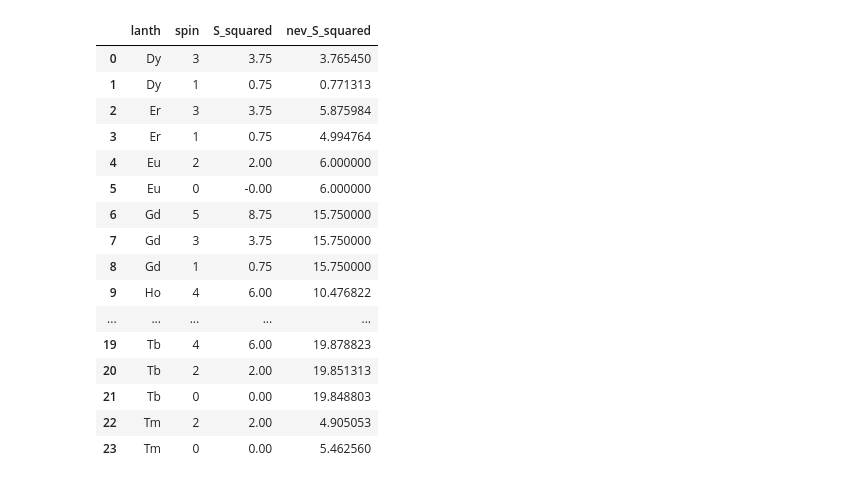
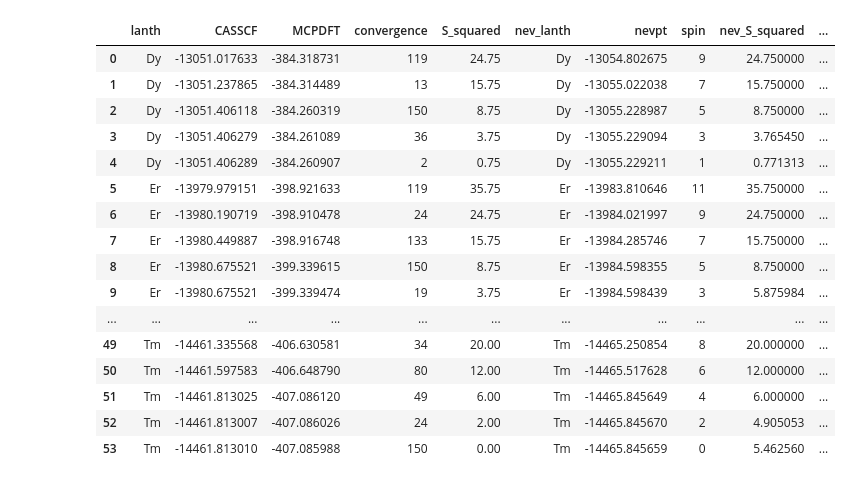
Before and after one commit to joshz793/research-scripts, a Jupyter notebook: spin_ladder/notebook.ipynb, the cells around one changed output. Cells and saved outputs as stored; diff of their text form; code cells hidden in the pictures.

```diff
--- a/spin_ladder/notebook.ipynb
+++ b/spin_ladder/notebook.ipynb
@@ -93,23 +160,26 @@ Text(0.5, 1.0, 'Lu Energy (relative to lowest spin)')
 # %%
 import pandas as pd
 df = pd.read_csv('temp.csv')
-df2 = df[df["S_squared"] != df[" nev_S_squared"]]
-df2[['lanth', 'spin', 'S_squared',' nev_S_squared']].reset_index().drop('index', axis=1)
+truth = df["S_squared"] == df[" nev_S_squared"]
+df['S^2_match'] = False
+df.loc[truth, 'S^2_match'] = True
+# df2[['lanth', 'spin', 'S_squared',' nev_S_squared']].reset_index().drop('index', axis=1)
+df
 # %% [output]
-|  | lanth | spin | S_squared | nev_S_squared |
-| 0 | Dy | 3 | 3.75 | 3.765450 |
-| 1 | Dy | 1 | 0.75 | 0.771313 |
-| 2 | Er | 3 | 3.75 | 5.875984 |
-| 3 | Er | 1 | 0.75 | 4.994764 |
-| 4 | Eu | 2 | 2.00 | 6.000000 |
-| 5 | Eu | 0 | -0.00 | 6.000000 |
-| 6 | Gd | 5 | 8.75 | 15.750000 |
-| 7 | Gd | 3 | 3.75 | 15.750000 |
-| 8 | Gd | 1 | 0.75 | 15.750000 |
-| 9 | Ho | 4 | 6.00 | 10.476822 |
-| ... | ... | ... | ... | ... |
-| 19 | Tb | 4 | 6.00 | 19.878823 |
-| 20 | Tb | 2 | 2.00 | 19.851313 |
-| 21 | Tb | 0 | 0.00 | 19.848803 |
-| 22 | Tm | 2 | 2.00 | 4.905053 |
-| 23 | Tm | 0 | 0.00 | 5.462560 |
+|  | lanth | CASSCF | MCPDFT | convergence | S_squared | nev_lanth | nevpt | spin | nev_S_squared | ... |
+| 0 | Dy | -13051.017633 | -384.318731 | 119 | 24.75 | Dy | -13054.802675 | 9 | 24.750000 | ... |
+| 1 | Dy | -13051.237865 | -384.314489 | 13 | 15.75 | Dy | -13055.022038 | 7 | 15.750000 | ... |
+| 2 | Dy | -13051.406118 | -384.260319 | 150 | 8.75 | Dy | -13055.228987 | 5 | 8.750000 | ... |
+| 3 | Dy | -13051.406279 | -384.261089 | 36 | 3.75 | Dy | -13055.229094 | 3 | 3.765450 | ... |
+| 4 | Dy | -13051.406289 | -384.260907 | 2 | 0.75 | Dy | -13055.229211 | 1 | 0.771313 | ... |
+| 5 | Er | -13979.979151 | -398.921633 | 119 | 35.75 | Er | -13983.810646 | 11 | 35.750000 | ... |
+| 6 | Er | -13980.190719 | -398.910478 | 24 | 24.75 | Er | -13984.021997 | 9 | 24.750000 | ... |
+| 7 | Er | -13980.449887 | -398.916748 | 133 | 15.75 | Er | -13984.285746 | 7 | 15.750000 | ... |
+| 8 | Er | -13980.675521 | -399.339615 | 150 | 8.75 | Er | -13984.598355 | 5 | 8.750000 | ... |
+| 9 | Er | -13980.675521 | -399.339474 | 19 | 3.75 | Er | -13984.598439 | 3 | 5.875984 | ... |
+| ... | ... | ... | ... | ... | ... | ... | ... | ... | ... | ... |
+| 49 | Tm | -14461.335568 | -406.630581 | 34 | 20.00 | Tm | -14465.250854 | 8 | 20.000000 | ... |
+| 50 | Tm | -14461.597583 | -406.648790 | 80 | 12.00 | Tm | -14465.517628 | 6 | 12.000000 | ... |
+| 51 | Tm | -14461.813025 | -407.086120 | 49 | 6.00 | Tm | -14465.845649 | 4 | 6.000000 | ... |
+| 52 | Tm | -14461.813007 | -407.086026 | 24 | 2.00 | Tm | -14465.845670 | 2 | 4.905053 | ... |
+| 53 | Tm | -14461.813010 | -407.085988 | 150 | 0.00 | Tm | -14465.845659 | 0 | 5.462560 | ... |
```
Also changed, not shown: parts of 2 cells of this notebook, 19 other files.
